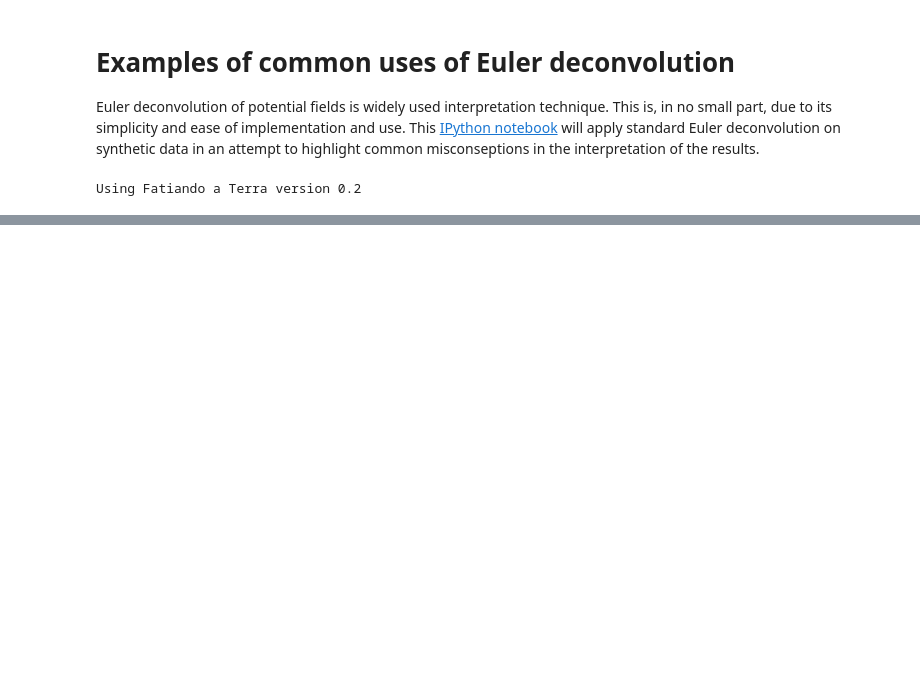
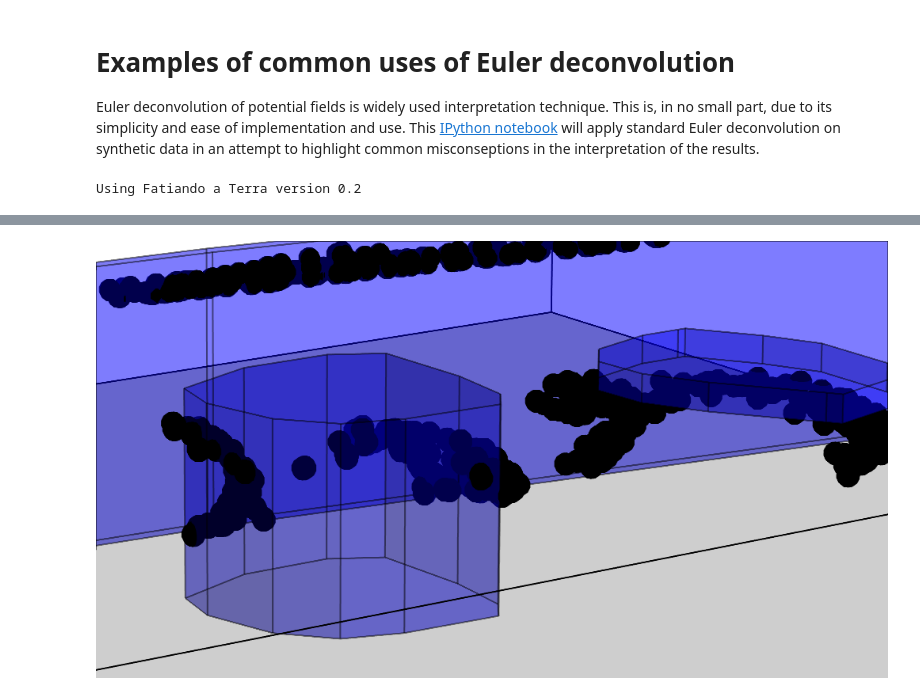
Before and after one commit to pinga-lab/paper-tle-euler-tutorial, a Jupyter notebook: euler-deconvolution-examples.ipynb, the cells around one changed output, grey strips where cells are left out. Drawn from its saved outputs; the diff is of its cells as text; code cells hidden in the pictures; blank space fills up the shorter version.

```diff
--- a/euler-deconvolution-examples.ipynb
+++ b/euler-deconvolution-examples.ipynb
@@ -135,0 +170,4 @@ myv.show()
+# %%
+Image(filename='fig/euler-solutions-3d-zoom.png')
+# %% [output]
+[figure, added]
```
Also changed, not shown: parts of 6 cells of this notebook.
